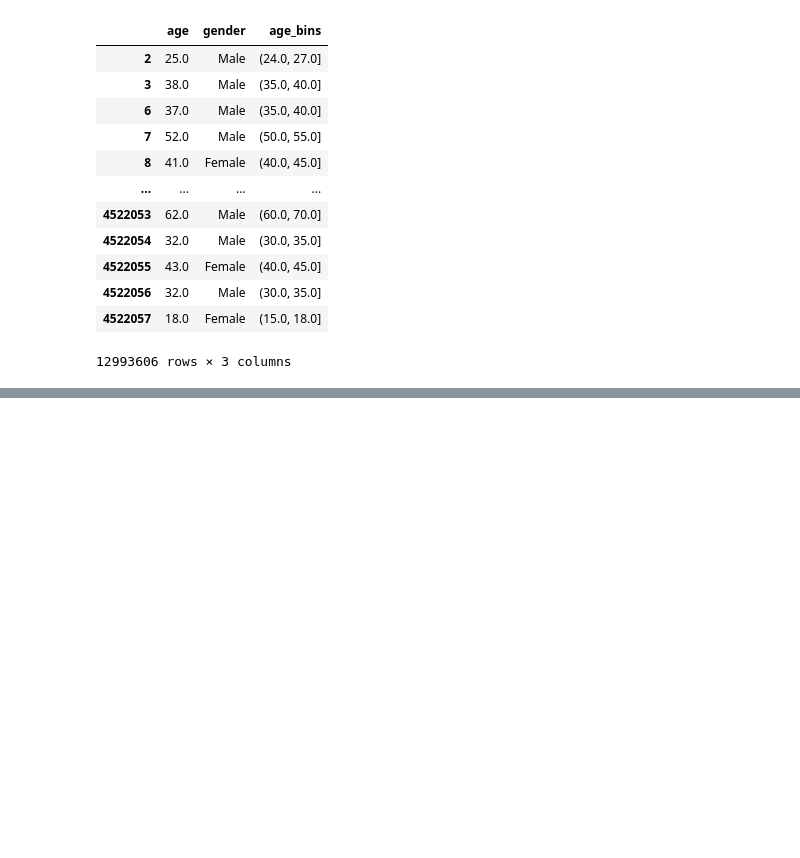
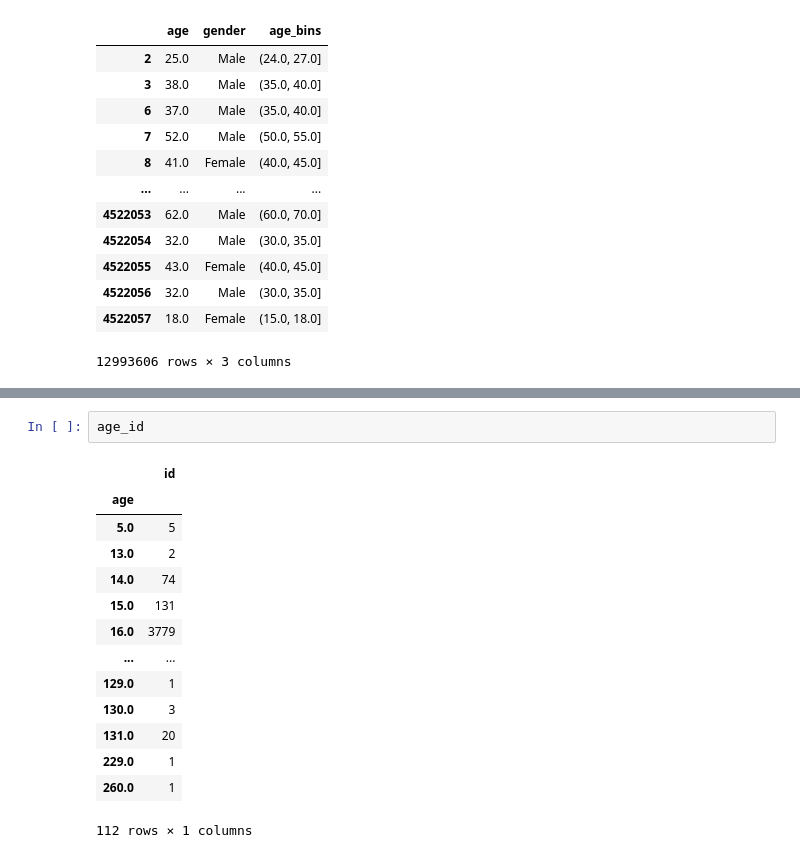
Before and after one commit to Konstantin-Kalug/yandex_bigdata_intensive, a Jupyter notebook: analyze_audience.ipynb, the cells around one changed output, grey strips where cells are left out. Drawn from its saved outputs; the diff is of its cells as text; blank space fills up the shorter version.

```diff
--- a/analyze_audience.ipynb
+++ b/analyze_audience.ipynb
@@ -279,0 +301,17 @@ plt.show()
+# %%
+age_id
+# %% [output]
+|  | id |
+| age |  |
+| 5.0 | 5 |
+| 13.0 | 2 |
+| 14.0 | 74 |
+| 15.0 | 131 |
+| 16.0 | 3779 |
+| ... | ... |
+| 129.0 | 1 |
+| 130.0 | 3 |
+| 131.0 | 20 |
+| 229.0 | 1 |
+| 260.0 | 1 |
+112 rows × 1 columns
```
Also changed, not shown: parts of 19 cells of this notebook, 1 other file.
